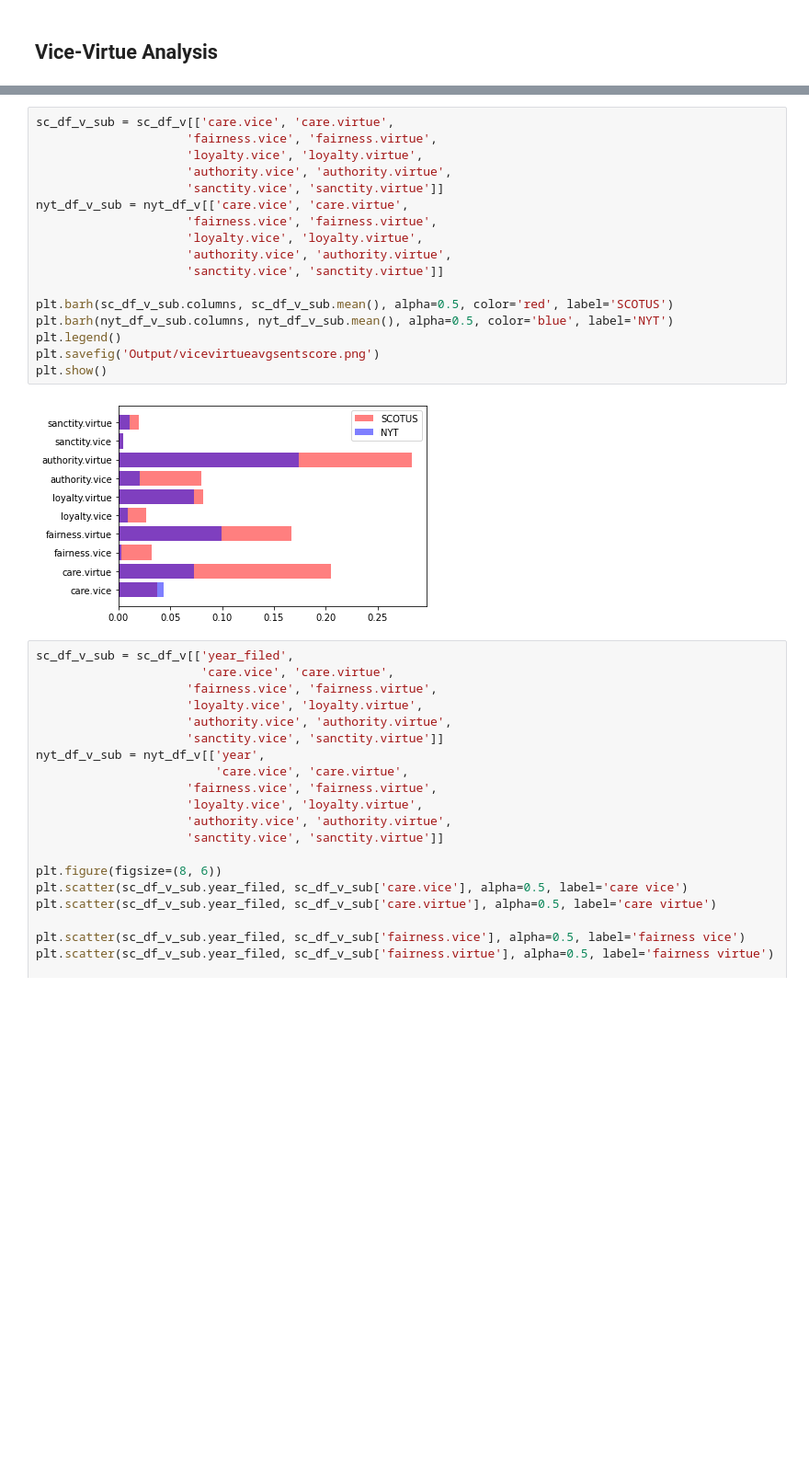
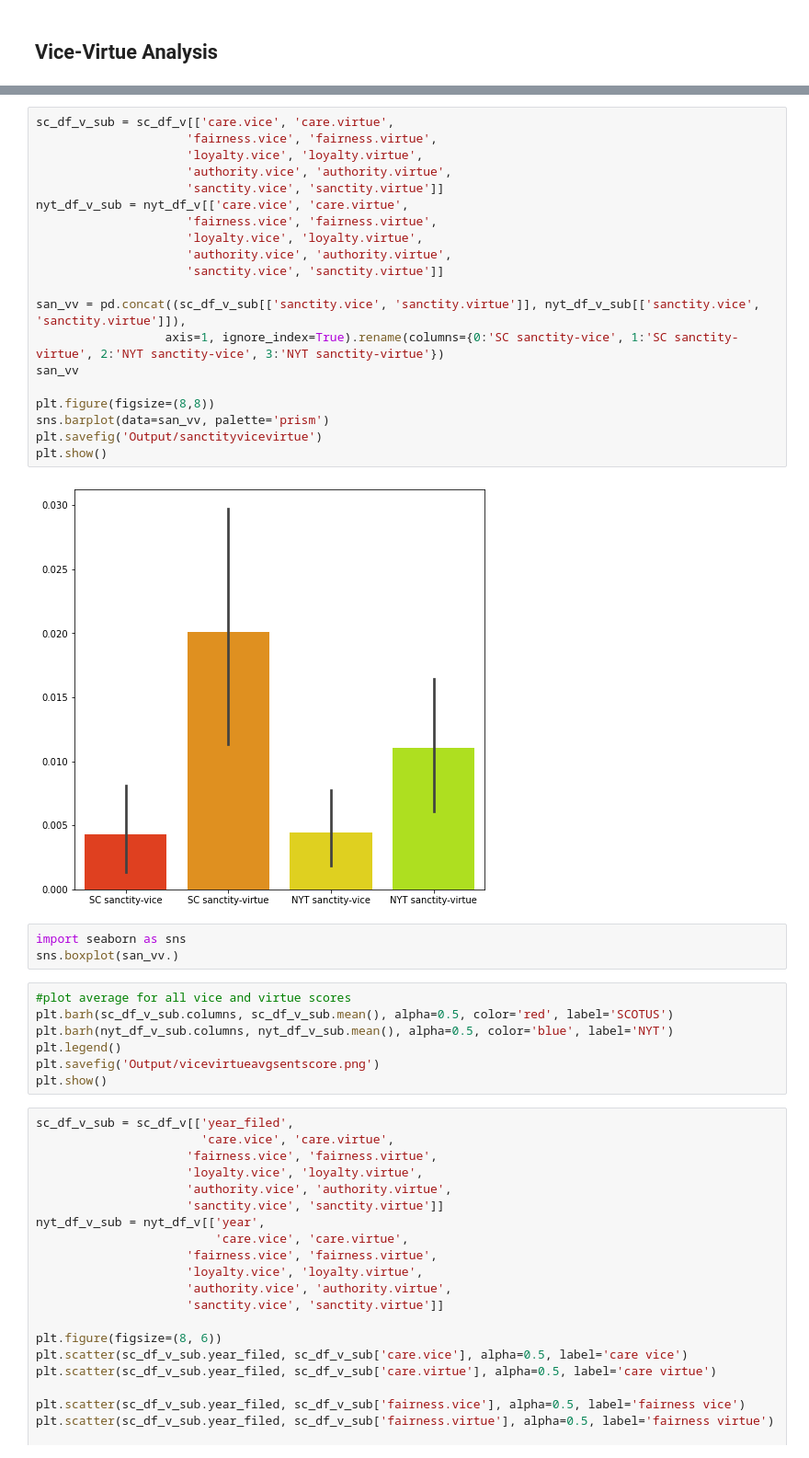
Before and after one commit to lprockop/NLPGroup10, a Jupyter notebook: PrelimAnalysis_(2) (1).ipynb, the cells around one changed output, grey strips where cells are left out. Shown at 92% size. Cells and saved outputs as stored; diff of their text form; blank space fills up the shorter version.

Commit message:
updating model, adding visualizations

```diff
--- a/PrelimAnalysis_(2) (1).ipynb
+++ b/PrelimAnalysis_(2) (1).ipynb
@@ -246,25 +321,38 @@ Processed: 35 100% |❤❤❤❤❤❤❤❤❤❤❤❤❤❤❤❤❤❤❤❤
 | 3 | Justice Rehnquist | dissenting | False | Roe v. Wade | 1973-01-22 | NaN | https://www.courtlistener.com/opi... | https://www.courtlistener.com/api... | ... |
 | 4 | per_curiam | per_curiam | True | Poelker v. Doe | 1977-06-20 | NaN | https://www.courtlistener.com/opi... | https://www.courtlistener.com/api... | ... |
 5 rows × 27 columns
+# %%
+sc_df_v_sub = sc_df_v[['care.vice', 'care.virtue',
+                     'fairness.vice', 'fairness.virtue',
+                     'loyalty.vice', 'loyalty.virtue',
+                     'authority.vice', 'authority.virtue',
+                     'sanctity.vice', 'sanctity.virtue']]
+nyt_df_v_sub = nyt_df_v[['care.vice', 'care.virtue',
+                     'fairness.vice', 'fairness.virtue',
+                     'loyalty.vice', 'loyalty.virtue',
+                     'authority.vice', 'authority.virtue',
+                     'sanctity.vice', 'sanctity.virtue']]
+
+san_vv = pd.concat((sc_df_v_sub[['sanctity.vice', 'sanctity.virtue']], nyt_df_v_sub[['sanctity.vice', 'sanctity.virtue']]),
+                  axis=1, ignore_index=True).rename(columns={0:'SC sanctity-vice', 1:'SC sanctity-virtue', 2:'NYT sanctity-vice', 3:'NYT sanctity-virtue'})
+san_vv
+
+plt.figure(figsize=(8,8))
+sns.barplot(data=san_vv, palette='prism')
+plt.savefig('Output/sanctityvicevirtue')
+plt.show()
+# %% [output]
+[figure, added]
+# %%
+import seaborn as sns
+sns.boxplot(san_vv.)
 # %%
-sc_df_v_sub = sc_df_v[['care.vice', 'care.virtue',
-                     'fairness.vice', 'fairness.virtue',
-                     'loyalty.vice', 'loyalty.virtue',
-                     'authority.vice', 'authority.virtue',
-                     'sanctity.vice', 'sanctity.virtue']]
-nyt_df_v_sub = nyt_df_v[['care.vice', 'care.virtue',
-                     'fairness.vice', 'fairness.virtue',
-                     'loyalty.vice', 'loyalty.virtue',
-                     'authority.vice', 'authority.virtue',
-                     'sanctity.vice', 'sanctity.virtue']]
-
+#plot average for all vice and virtue scores
 plt.barh(sc_df_v_sub.columns, sc_df_v_sub.mean(), alpha=0.5, color='red', label='SCOTUS')
 plt.barh(nyt_df_v_sub.columns, nyt_df_v_sub.mean(), alpha=0.5, color='blue', label='NYT')
 plt.legend()
 plt.savefig('Output/vicevirtueavgsentscore.png')
 plt.show()
-# %% [output]
-[figure, removed]
 # %%
 sc_df_v_sub = sc_df_v[['year_filed',
                        'care.vice', 'care.virtue',
```
Also changed, not shown: parts of 13 cells of this notebook, 25 other files.
